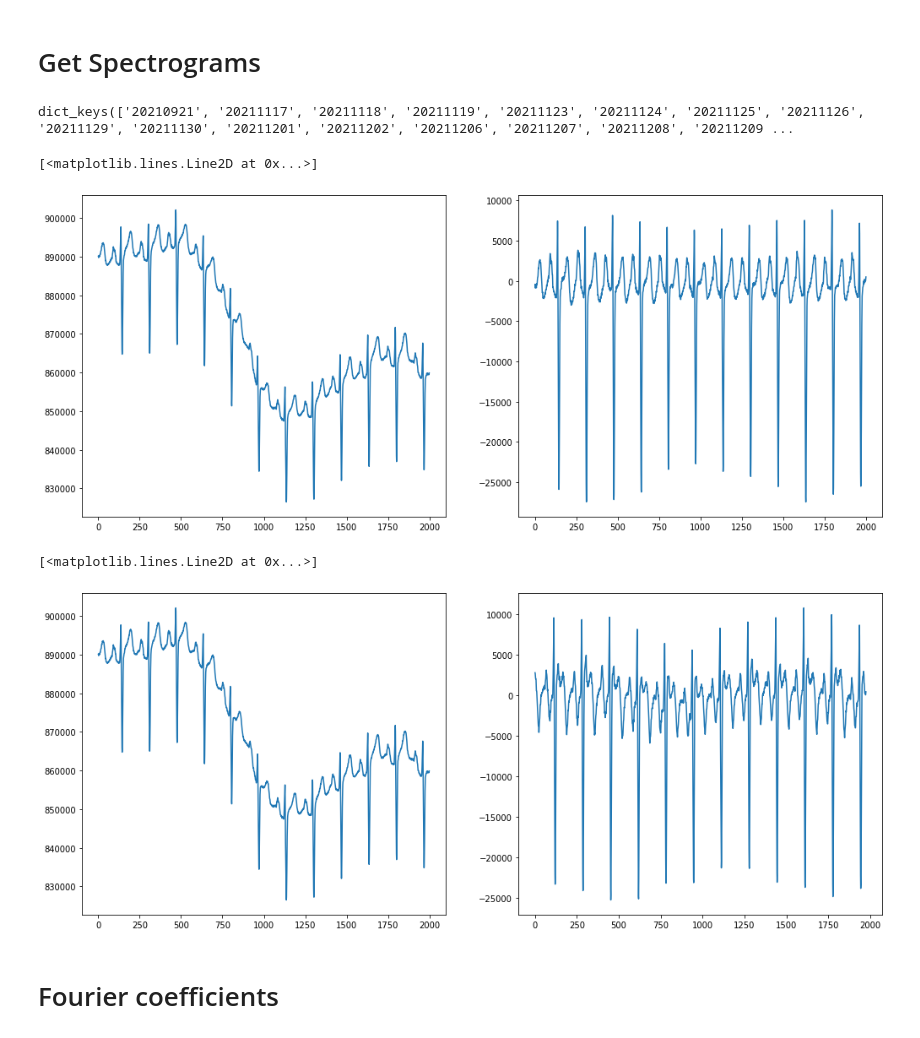
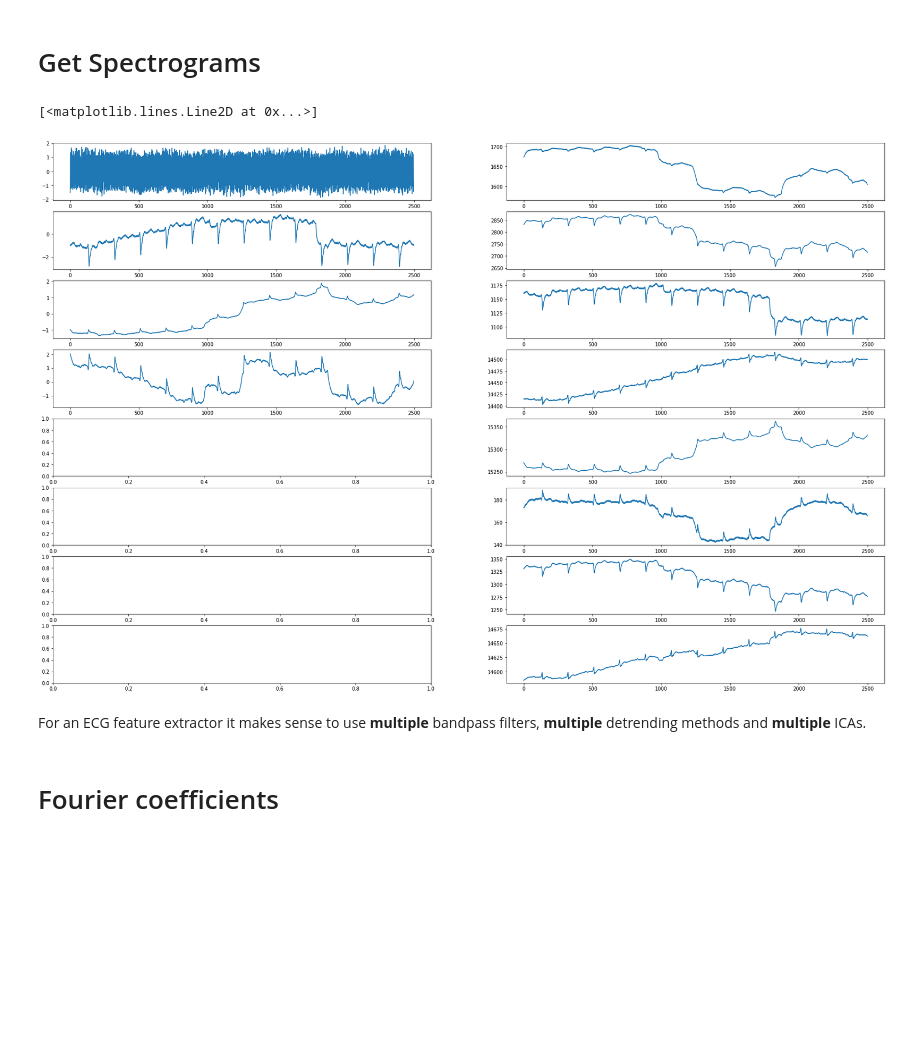
Before and after one commit to bramiozo/TimEx, a Jupyter notebook: sandbox/miniECG_features.ipynb, the cells around one changed output. Drawn from its saved outputs; the diff is of its cells as text; code cells hidden in the pictures; blank space fills up the shorter version.

```diff
--- a/sandbox/miniECG_features.ipynb
+++ b/sandbox/miniECG_features.ipynb
@@ -13,3 +14,6 @@ from meegkit.detrend import detrend as meeg_detrend, regress
 import matplotlib.pyplot as plt
 # %%
 os.chdir(r'J:\Onderzoek\21-763_rvanes_MiniECG-2-Data\E_ResearchData\2_ResearchData\numpy\numpy')
+# %%
+FACTOR = 1e-3
+NUM_ICA_COMPONENTS = 4
@@ -64,25 +141,25 @@ for k,v in ECG_DICT.items():
 print(f"We kept {c} ECG results, skipping {len(SKIPPED)} because they had at least one flat band")
 # %% [markdown]
 # Get Spectrograms
-# %%
-ECG_DICT.keys()
-# %% [output]
-dict_keys(['20210921', '20211117', '20211118', '20211119', '20211123', '20211124', '20211125', '20211126', '20211129', '20211130', '20211201', '20211202', '20211206', '20211207', '20211208', '20211209 ...
 # %%
-raw = ECG_DICT['20230807'][1][1,:]
+raw = ECG_DICT['20230720'][0]*FACTOR
-# %%
-d=DeTrender(raw, how='meeg', order=24, period=250, cutsize=250)
-_, ax = plt.subplots(ncols=2, figsize=(17,7))
-ax[0].plot(raw[250:-250])
-ax[1].plot(d)
-# %% [output]
-[<matplotlib.lines.Line2D at 0x...>]
-[figure, removed]
-# %%
-d=DeTrender(raw, how='sliding_median', order=24, period=250)
-_, ax = plt.subplots(ncols=2, figsize=(17,7))
-ax[0].plot(raw[250:-250])
-ax[1].plot(d[250:-250])
-# %% [output]
-[<matplotlib.lines.Line2D at 0x...>]
-[figure, removed]
+# %%
+separator = ICASignalSeparator(n_components=NUM_ICA_COMPONENTS, max_iter=1000)
+separated = separator.separate(raw)
+# %%
+fig, ax = plt.subplots(nrows=8, ncols=2, figsize=(30,20))
+
+for i in range(0, NUM_ICA_COMPONENTS):
+    ax[i,0].plot(separated[i])
+
+ax[0,1].plot(raw[0])
+ax[1,1].plot(raw[1])
+ax[2,1].plot(raw[2])
+ax[3,1].plot(raw[3])
+ax[4,1].plot(raw[4])
+ax[5,1].plot(raw[5])
+ax[6,1].plot(raw[6])
+ax[7,1].plot(raw[7])
+# %% [output]
+[<matplotlib.lines.Line2D at 0x...>]
+[figure, added]
@@ -89,3 +173,5 @@ ax[1].plot(d[250:-250])
+# %% [markdown]
+For an ECG feature extractor it makes sense to use **multiple** bandpass filters, **multiple** detrending methods and **multiple** ICAs.
 # %% [markdown]
 # Fourier coefficients
 # %% [markdown]
```
Also changed, not shown: parts of 5 cells of this notebook, 1 other file.
